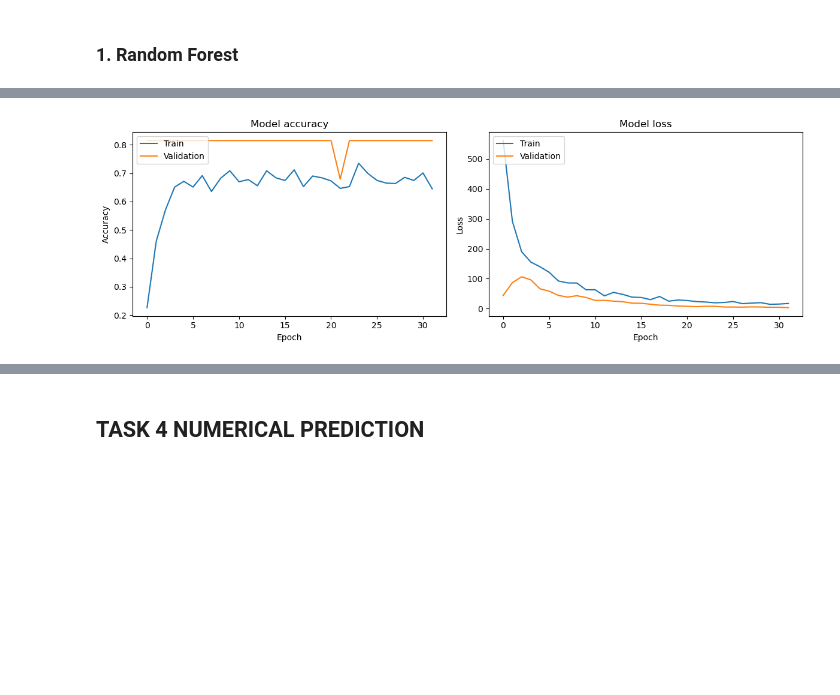
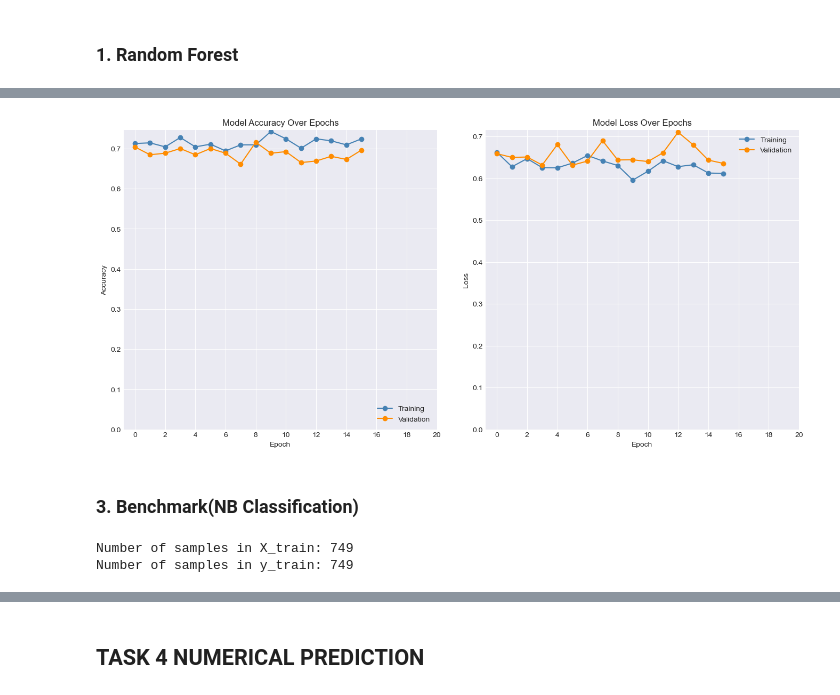
Before and after one commit to dingminglll/Data-Mining, a Jupyter notebook: Assignment1/Assignment1.ipynb, the cells around one changed output, grey strips where cells are left out. Cells and saved outputs as stored; diff of their text form; code cells hidden in the pictures; blank space fills up the shorter version.

```diff
--- a/Assignment1/Assignment1.ipynb
+++ b/Assignment1/Assignment1.ipynb
@@ -538,0 +744,3 @@ Test accuracy: 79.90%
+# %%
+history = best_model.fit(X_train, y_train, validation_split=0.3, epochs=50, callbacks=[EarlyStopping(monitor='val_loss', patience=10, restore_best_weights=True)])
+# history = best_model.fit(X_train, Y_train, validation_split=0.2, epochs=50, batch_size=32)
@@ -539,26 +839,44 @@ Test accuracy: 79.90%
 # %%
 import matplotlib.pyplot as plt
 
+
+# Define a style for the plots (you can also use plt.style.use('ggplot') for a ggplot-like style)
+plt.style.use('seaborn-darkgrid')
+
 # Plot training & validation accuracy values
-plt.figure(figsize=(12, 4))
+plt.figure(figsize=(14, 7))  # Increase the overall size of the plot
+
+# Accuracy subplot
 plt.subplot(1, 2, 1)
-plt.plot(history.history['accuracy'])
-plt.plot(history.history['val_accuracy'])
-plt.title('Model accuracy')
+plt.plot(history.history['accuracy'], marker='o', linestyle='-', color='steelblue')
+plt.plot(history.history['val_accuracy'], marker='o', linestyle='-', color='darkorange')
+plt.title('Model Accuracy Over Epochs')
 plt.ylabel('Accuracy')
 plt.xlabel('Epoch')
-plt.legend(['Train', 'Validation'], loc='upper left')
+plt.xticks(range(0, 21, 2))  # Adjust x-axis ticks
+plt.ylim(0)  # Start y-axis at 0
+plt.legend(['Training', 'Validation'], loc='lower right')
 
-# Plot training & validation loss values
+# Loss subplot
 plt.subplot(1, 2, 2)
-plt.plot(history.history['loss'])
-plt.plot(history.history['val_loss'])
-plt.title('Model loss')
+plt.plot(history.history['loss'], marker='o', linestyle='-', color='steelblue')
+plt.plot(history.history['val_loss'], marker='o', linestyle='-', color='darkorange')
+plt.title('Model Loss Over Epochs')
 plt.ylabel('Loss')
 plt.xlabel('Epoch')
-plt.legend(['Train', 'Validation'], loc='upper left')
+plt.xticks(range(0, 21, 2))  # Adjust x-axis ticks
+plt.ylim(0)  # Start y-axis at 0
+plt.legend(['Training', 'Validation'], loc='upper right')
 
-plt.tight_layout()
+plt.tight_layout(pad=3.0)
 plt.show()
 # %% [output]
-[figure, old version]
+[figure, new version]
+# %% [markdown]
+### 3. Benchmark(NB Classification)
+# %%
+print(f'Number of samples in X_train: {len(X_train)}')
+print(f'Number of samples in y_train: {len(Y_train)}')
+# %% [output]
+Number of samples in X_train: 749
+Number of samples in y_train: 749
```
Also changed, not shown: parts of 19 cells of this notebook, 50 other files.
